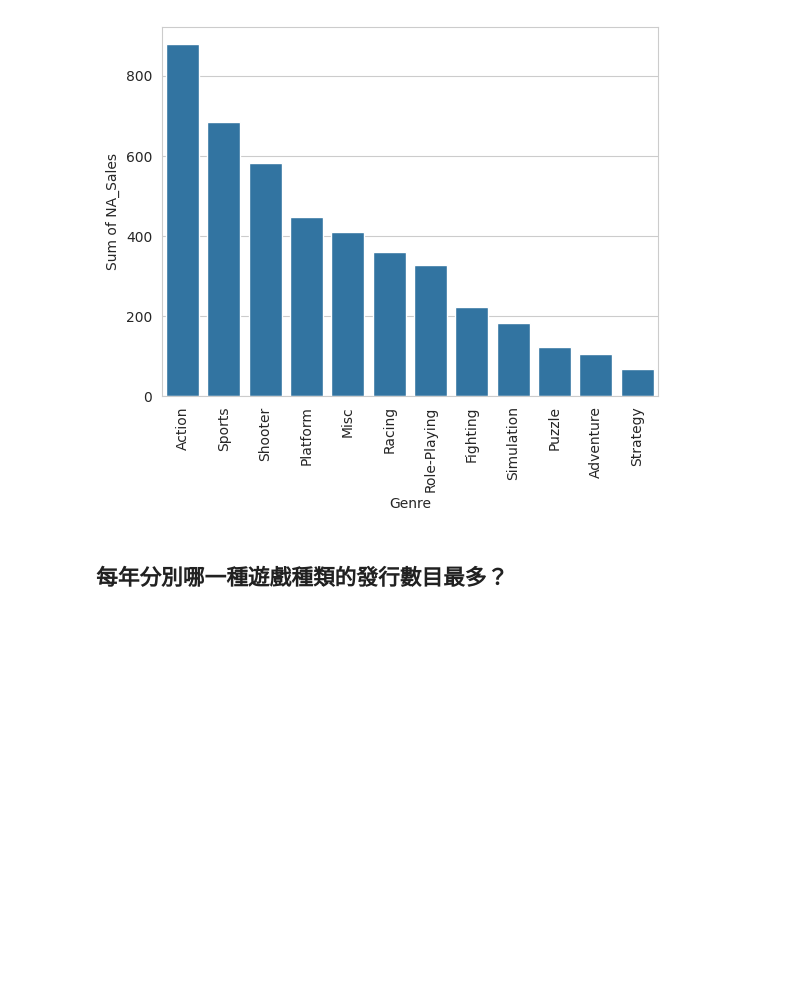
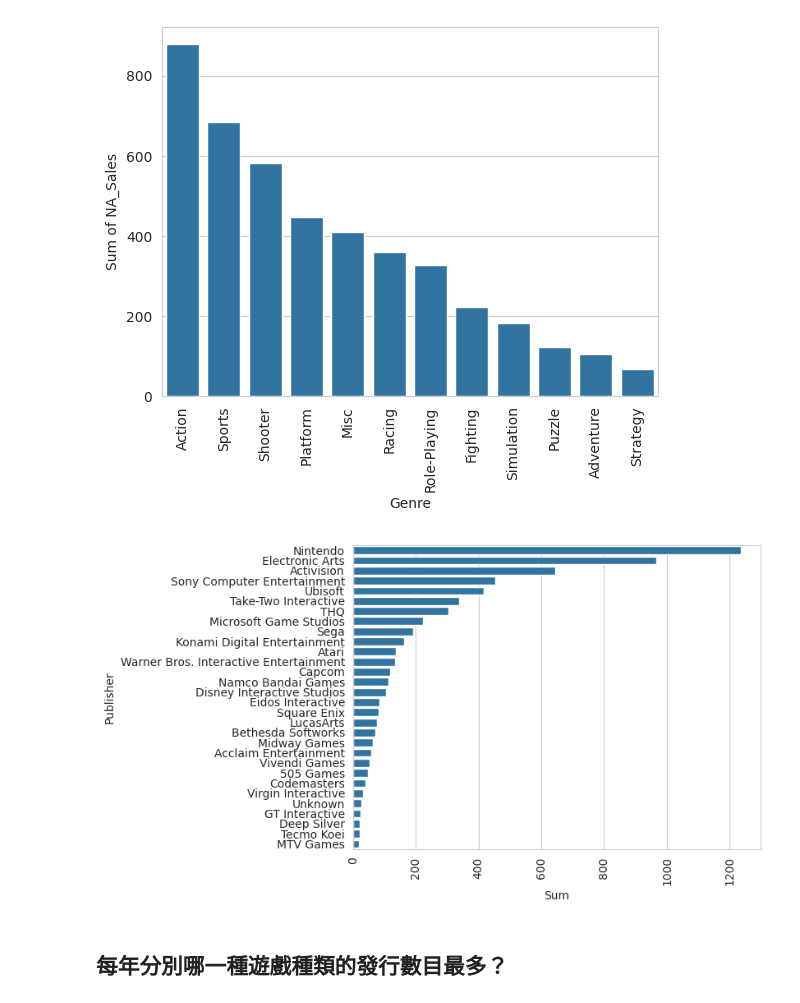
Before and after one commit to Yiting916/data_analysis, a Jupyter notebook: 05-02.LAB_VideoGameSales.ipynb, the cells around one changed output. Drawn from its saved outputs; the diff is of its cells as text; code cells hidden in the pictures; blank space fills up the shorter version.

```diff
--- a/05-02.LAB_VideoGameSales.ipynb
+++ b/05-02.LAB_VideoGameSales.ipynb
@@ -434,3 +431,15 @@ plt.show()
+# %%
+#練習題
+#請畫出各遊戲發行商的北美加歐洲銷售總額
+dg = data.groupby('Publisher')[['NA_Sales','EU_Sales']].sum()
+for i in dg:
+  dg['Sum'] = dg['NA_Sales'] + dg['EU_Sales']
+dg = dg.sort_values(by='Sum', ascending=False)[:30]
+sns.barplot(dg, y='Publisher', x='Sum')
+plt.xticks(rotation=90)
+plt.show()
+# %% [output]
+[figure, added]
 # %% [markdown]
 ## 每年分別哪一種遊戲種類的發行數目最多？
 # %%
```
Also changed, not shown: parts of 9 cells of this notebook.
